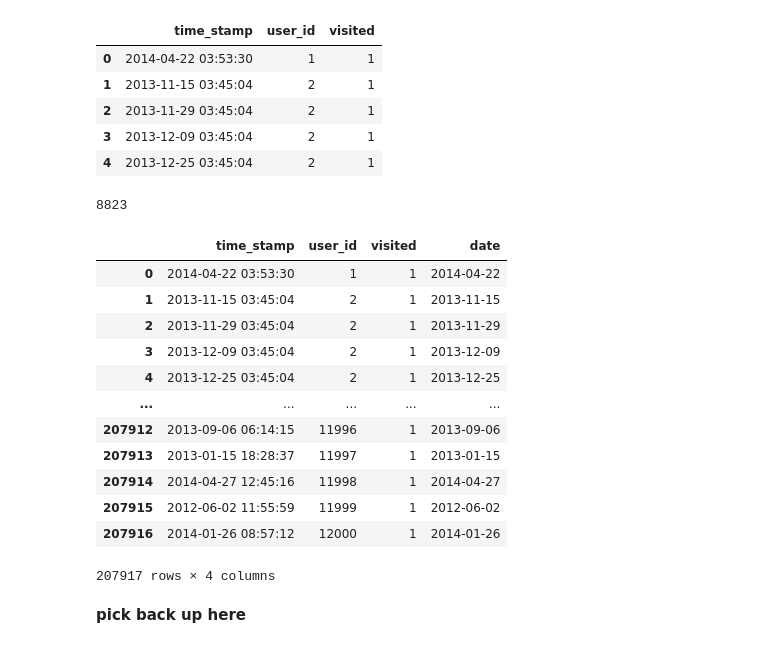
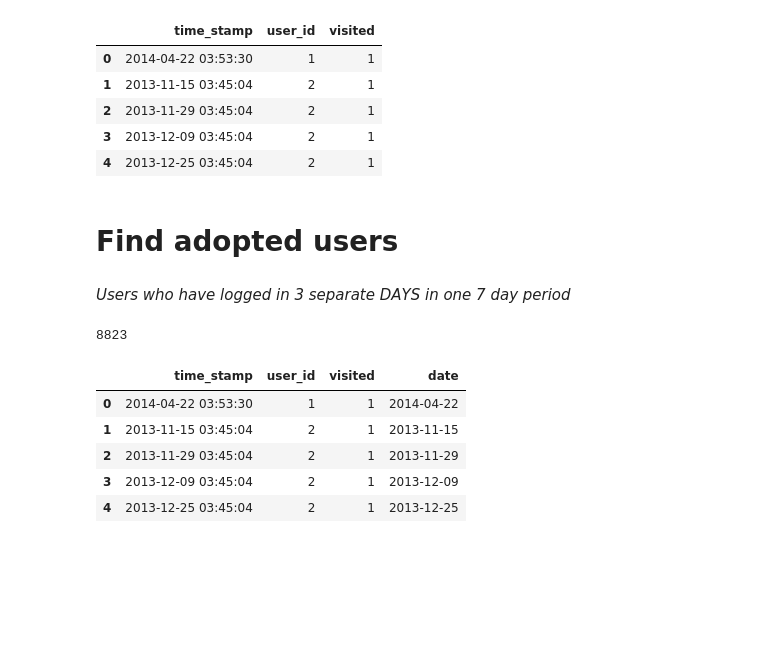
Before and after one commit to phebecarlson/Springboard, a Jupyter notebook: Interview Challenges/Relax Challenge/Relax Interview Challenge.ipynb, the cells around one changed output. Saved outputs shown, nothing was run; the diff lists cells and outputs as text; code cells hidden in the pictures; blank space fills up the shorter version.

```diff
--- a/Interview Challenges/Relax Challenge/Relax Interview Challenge.ipynb
+++ b/Interview Challenges/Relax Challenge/Relax Interview Challenge.ipynb
@@ -121,6 +145,10 @@ user_engagement.head(5)
 | 2 | 2013-11-29 03:45:04 | 2 | 1 |
 | 3 | 2013-12-09 03:45:04 | 2 | 1 |
 | 4 | 2013-12-25 03:45:04 | 2 | 1 |
+# %% [markdown]
+# Find adopted users
+# %% [markdown]
+*Users who have logged in 3 separate DAYS in one 7 day period*
 # %%
 user_engagement['time_stamp'] = pd.to_datetime(user_engagement['time_stamp'])
 # %%
@@ -130,20 +158,11 @@ user_engagement['user_id'].nunique()
 # %% [output]
 8823
 # %%
-user_engagement
+user_engagement.head(5)
 # %% [output]
 |  | time_stamp | user_id | visited | date |
 | 0 | 2014-04-22 03:53:30 | 1 | 1 | 2014-04-22 |
 | 1 | 2013-11-15 03:45:04 | 2 | 1 | 2013-11-15 |
 | 2 | 2013-11-29 03:45:04 | 2 | 1 | 2013-11-29 |
 | 3 | 2013-12-09 03:45:04 | 2 | 1 | 2013-12-09 |
 | 4 | 2013-12-25 03:45:04 | 2 | 1 | 2013-12-25 |
-| ... | ... | ... | ... | ... |
-| 207912 | 2013-09-06 06:14:15 | 11996 | 1 | 2013-09-06 |
-| 207913 | 2013-01-15 18:28:37 | 11997 | 1 | 2013-01-15 |
-| 207914 | 2014-04-27 12:45:16 | 11998 | 1 | 2014-04-27 |
-| 207915 | 2012-06-02 11:55:59 | 11999 | 1 | 2012-06-02 |
-| 207916 | 2014-01-26 08:57:12 | 12000 | 1 | 2014-01-26 |
-207917 rows × 4 columns
-# %% [markdown]
-**pick back up here**
```
Also changed, not shown: parts of 43 cells of this notebook.
